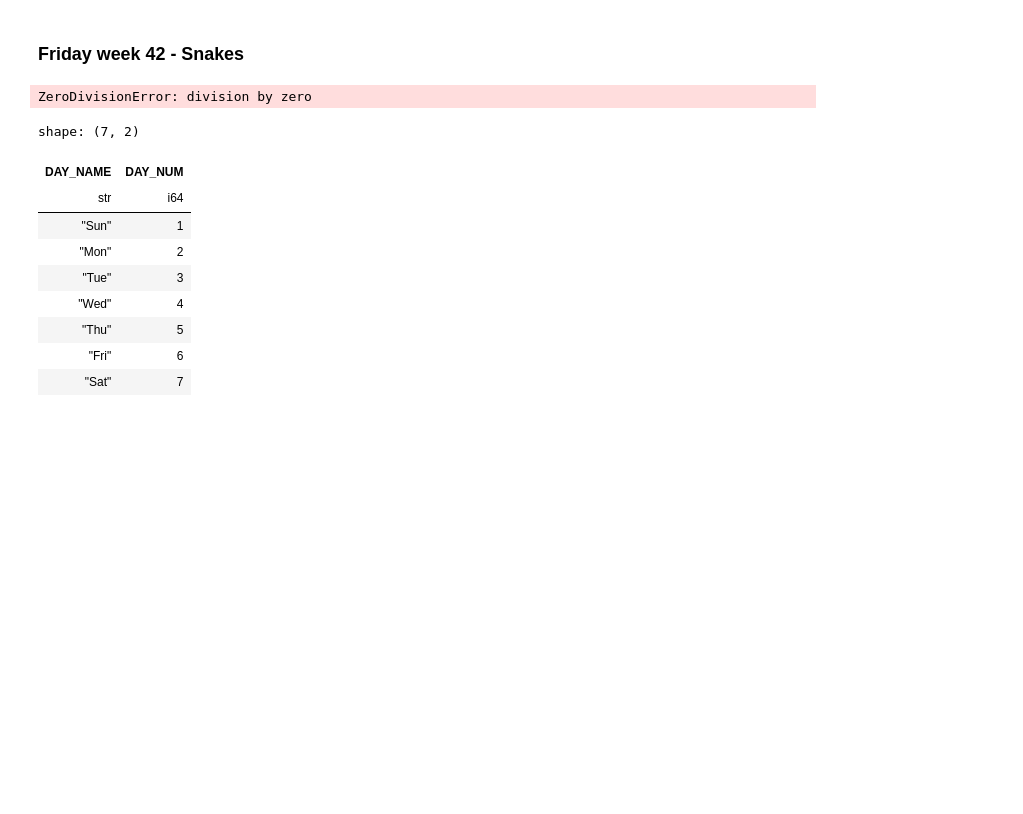
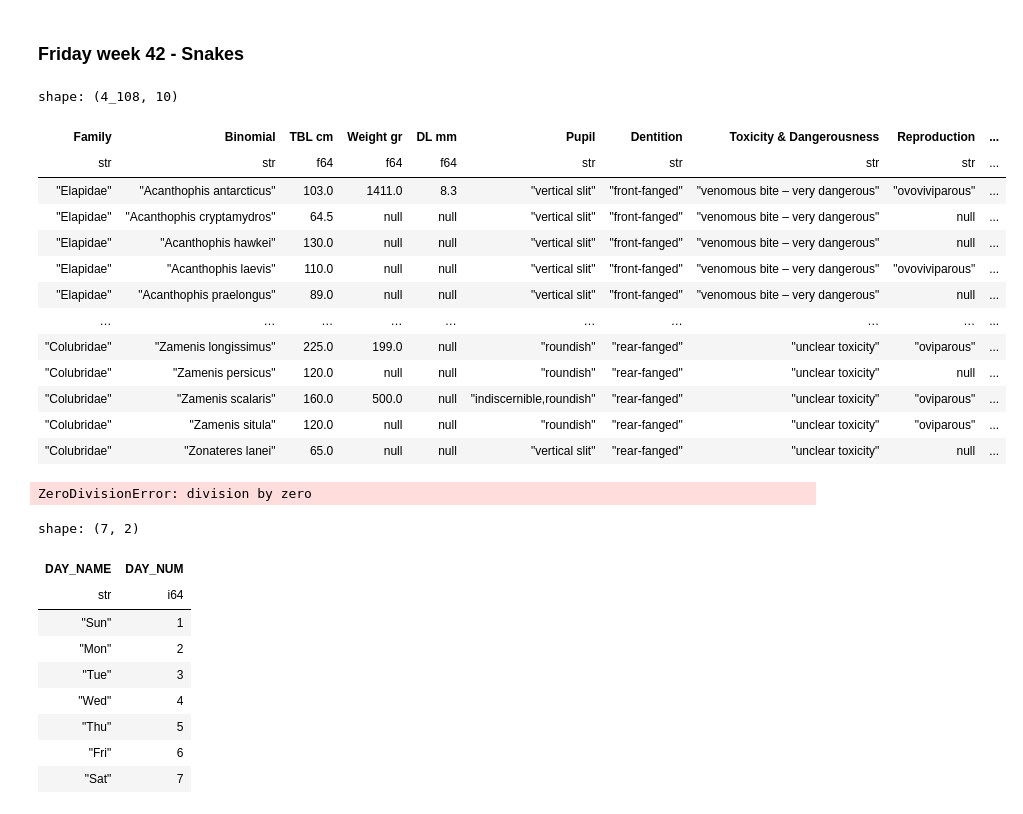
Before and after one commit to Mike-Purtell/2024_10_19_Fig_Fri_42_Snakes, a Jupyter notebook: Plotly_Fig_Fri_42_Snakes.ipynb, the cells around one changed output. Cells and saved outputs as stored; diff of their text form; code cells hidden in the pictures; blank space fills up the shorter version.

```diff
--- a/Plotly_Fig_Fri_42_Snakes.ipynb
+++ b/Plotly_Fig_Fri_42_Snakes.ipynb
@@ -4,6 +4,24 @@
 import polars as pl
 import plotly.express as px
 import polars.selectors as cs
+# %%
+df = pl.read_csv('merged_snake_data.csv')
+df
+# %% [output]
+shape: (4_108, 10)
+| Family | Binomial | TBL cm | Weight gr | DL mm | Pupil | Dentition | Toxicity & Dangerousness | Reproduction | ... |
+| str | str | f64 | f64 | f64 | str | str | str | str | ... |
+| "Elapidae" | "Acanthophis antarcticus" | 103.0 | 1411.0 | 8.3 | "vertical slit" | "front-fanged" | "venomous bite – very dangerous" | "ovoviviparous" | ... |
+| "Elapidae" | "Acanthophis cryptamydros" | 64.5 | null | null | "vertical slit" | "front-fanged" | "venomous bite – very dangerous" | null | ... |
+| "Elapidae" | "Acanthophis hawkei" | 130.0 | null | null | "vertical slit" | "front-fanged" | "venomous bite – very dangerous" | null | ... |
+| "Elapidae" | "Acanthophis laevis" | 110.0 | null | null | "vertical slit" | "front-fanged" | "venomous bite – very dangerous" | "ovoviviparous" | ... |
+| "Elapidae" | "Acanthophis praelongus" | 89.0 | null | null | "vertical slit" | "front-fanged" | "venomous bite – very dangerous" | null | ... |
+| … | … | … | … | … | … | … | … | … | ... |
+| "Colubridae" | "Zamenis longissimus" | 225.0 | 199.0 | null | "roundish" | "rear-fanged" | "unclear toxicity" | "oviparous" | ... |
+| "Colubridae" | "Zamenis persicus" | 120.0 | null | null | "roundish" | "rear-fanged" | "unclear toxicity" | null | ... |
+| "Colubridae" | "Zamenis scalaris" | 160.0 | 500.0 | null | "indiscernible,roundish" | "rear-fanged" | "unclear toxicity" | "oviparous" | ... |
+| "Colubridae" | "Zamenis situla" | 120.0 | null | null | "roundish" | "rear-fanged" | "unclear toxicity" | "oviparous" | ... |
+| "Colubridae" | "Zonateres lanei" | 65.0 | null | null | "vertical slit" | "rear-fanged" | "unclear toxicity" | null | ... |
 # %%
 print(1/0)
 # %% [output]
```
